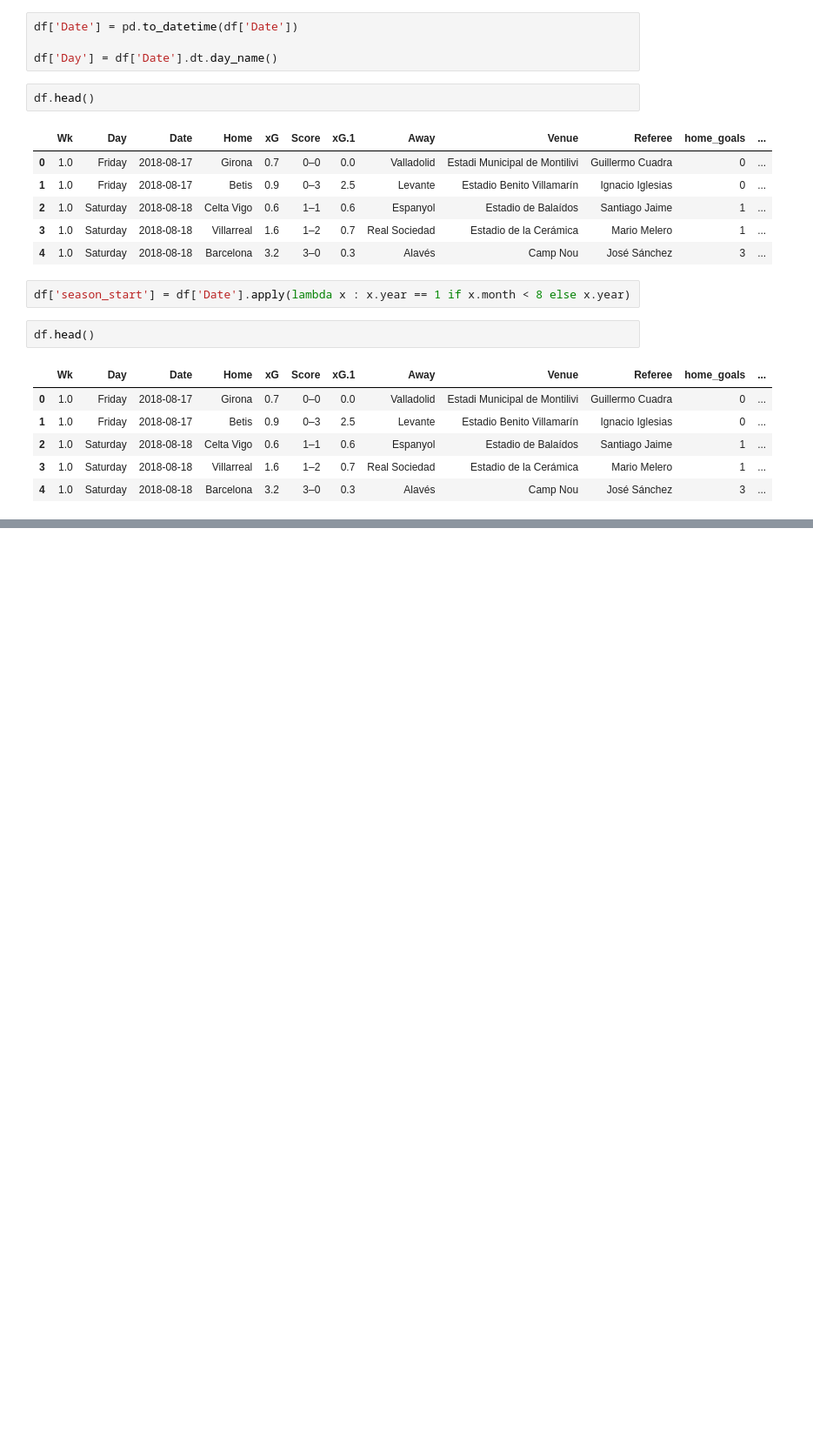
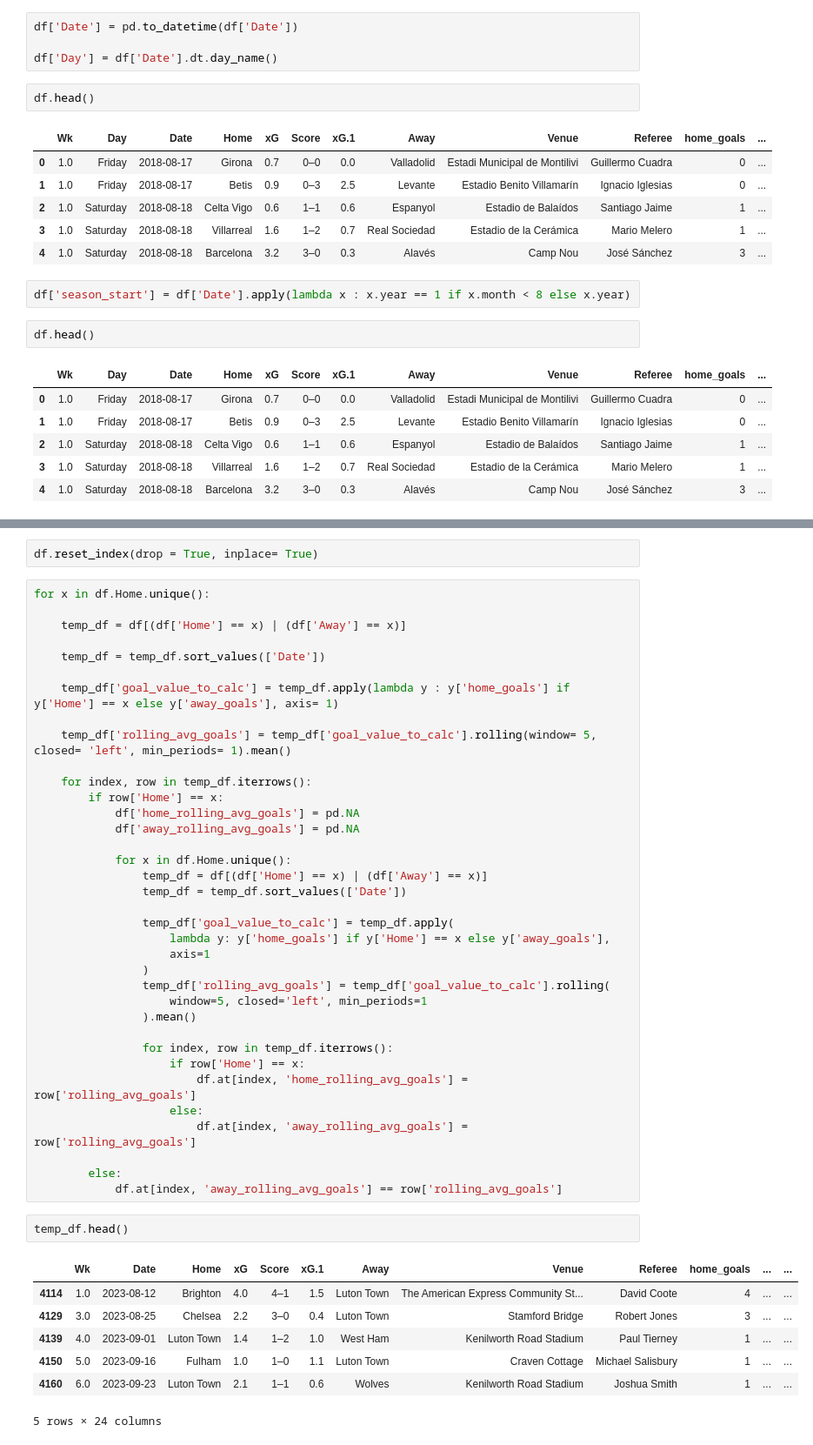
Before and after one commit to pawan-rai02/Football-Analytics, a Jupyter notebook: 08-projects/02-project/p2.ipynb, the cells around one changed output, grey strips where cells are left out. Shown at 87% size. Saved outputs shown, nothing was run; the diff lists cells and outputs as text; blank space fills up the shorter version.

```diff
--- a/08-projects/02-project/p2.ipynb
+++ b/08-projects/02-project/p2.ipynb
@@ -135,0 +147,48 @@ df.head()
+# %%
+df.reset_index(drop = True, inplace= True)
+# %%
+for x in df.Home.unique():
+
+    temp_df = df[(df['Home'] == x) | (df['Away'] == x)]
+
+    temp_df = temp_df.sort_values(['Date'])
+
+    temp_df['goal_value_to_calc'] = temp_df.apply(lambda y : y['home_goals'] if y['Home'] == x else y['away_goals'], axis= 1)
+
+    temp_df['rolling_avg_goals'] = temp_df['goal_value_to_calc'].rolling(window= 5, closed= 'left', min_periods= 1).mean()
+
+    for index, row in temp_df.iterrows():
+        if row['Home'] == x:
+            df['home_rolling_avg_goals'] = pd.NA
+            df['away_rolling_avg_goals'] = pd.NA
+
+            for x in df.Home.unique():
+                temp_df = df[(df['Home'] == x) | (df['Away'] == x)]
+                temp_df = temp_df.sort_values(['Date'])
+
+                temp_df['goal_value_to_calc'] = temp_df.apply(
+                    lambda y: y['home_goals'] if y['Home'] == x else y['away_goals'],
+                    axis=1
+                )
+                temp_df['rolling_avg_goals'] = temp_df['goal_value_to_calc'].rolling(
+                    window=5, closed='left', min_periods=1
+                ).mean()
+
+                for index, row in temp_df.iterrows():
+                    if row['Home'] == x:
+                        df.at[index, 'home_rolling_avg_goals'] = row['rolling_avg_goals']
+                    else:
+                        df.at[index, 'away_rolling_avg_goals'] = row['rolling_avg_goals']
+
+        else:
+            df.at[index, 'away_rolling_avg_goals'] == row['rolling_avg_goals']
+# %%
+temp_df.head()
+# %% [output]
+|  | Wk | Date | Home | xG | Score | xG.1 | Away | Venue | Referee | home_goals | ... | ... |
+| 4114 | 1.0 | 2023-08-12 | Brighton | 4.0 | 4–1 | 1.5 | Luton Town | The American Express Community St... | David Coote | 4 | ... | ... |
+| 4129 | 3.0 | 2023-08-25 | Chelsea | 2.2 | 3–0 | 0.4 | Luton Town | Stamford Bridge | Robert Jones | 3 | ... | ... |
+| 4139 | 4.0 | 2023-09-01 | Luton Town | 1.4 | 1–2 | 1.0 | West Ham | Kenilworth Road Stadium | Paul Tierney | 1 | ... | ... |
+| 4150 | 5.0 | 2023-09-16 | Fulham | 1.0 | 1–0 | 1.1 | Luton Town | Craven Cottage | Michael Salisbury | 1 | ... | ... |
+| 4160 | 6.0 | 2023-09-23 | Luton Town | 2.1 | 1–1 | 0.6 | Wolves | Kenilworth Road Stadium | Joshua Smith | 1 | ... | ... |
+5 rows × 24 columns
```
Also changed, not shown: parts of 7 cells of this notebook.
